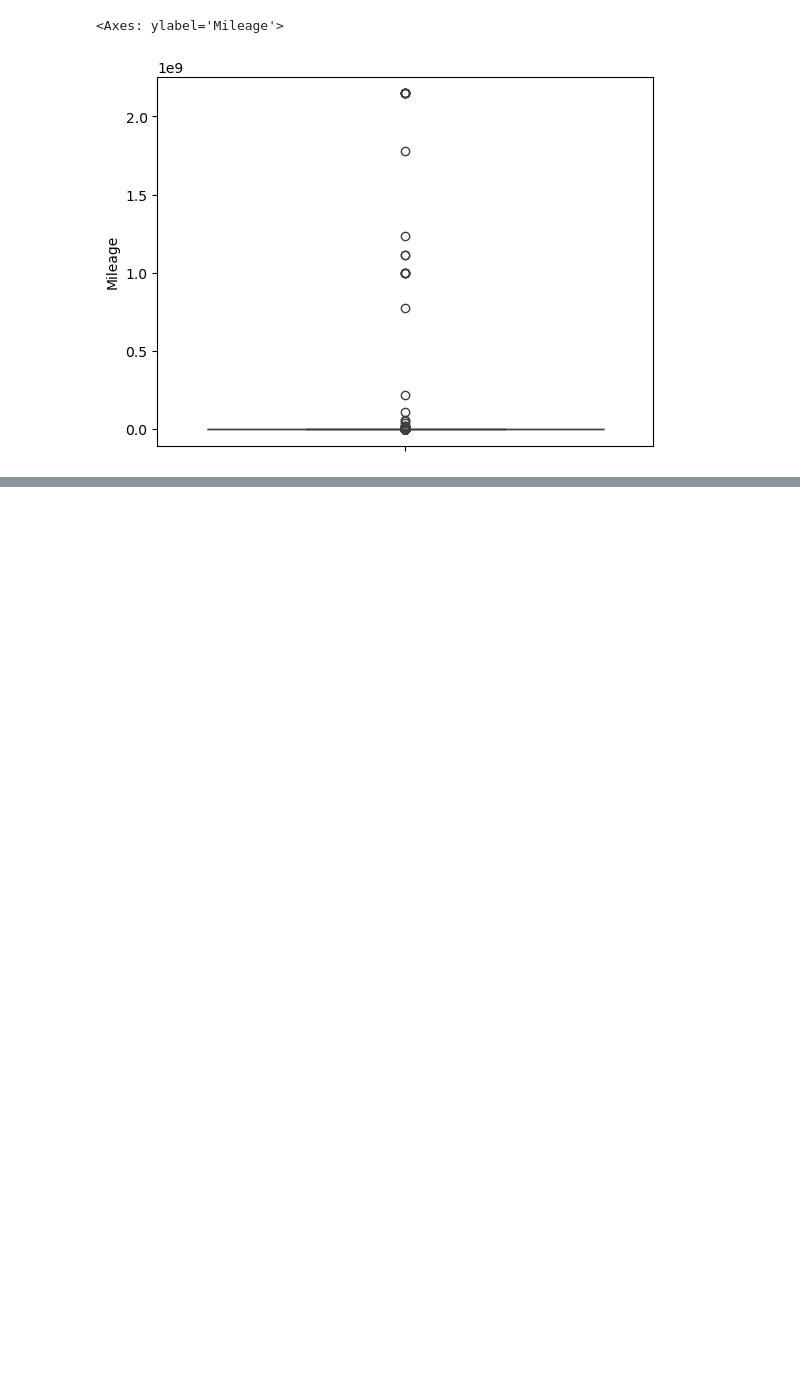
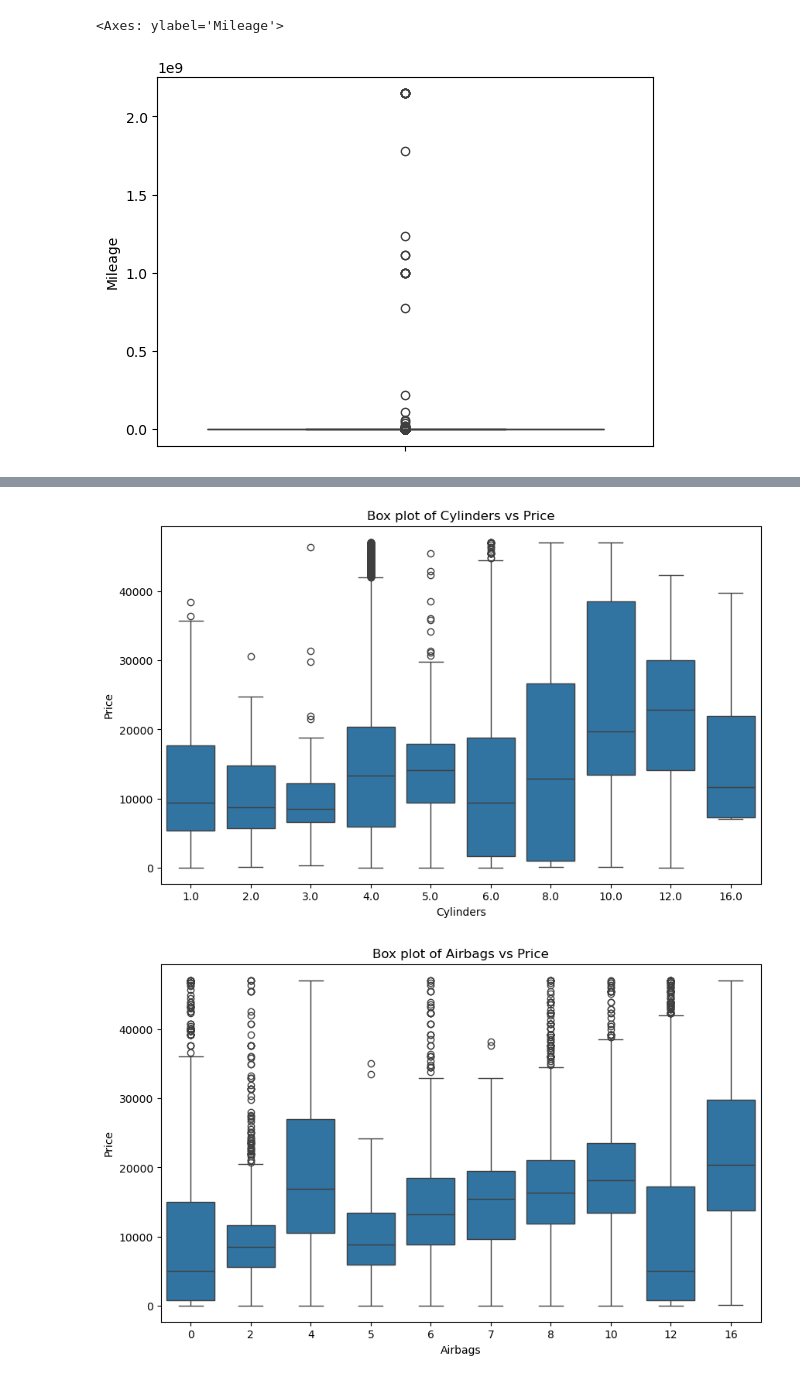
Before and after one commit to aniszariat/Car-Price-Prediction, a Jupyter notebook: EDA.ipynb, the cells around one changed output, grey strips where cells are left out. Saved outputs shown, nothing was run; the diff lists cells and outputs as text; code cells hidden in the pictures; blank space fills up the shorter version.

```diff
--- a/EDA.ipynb
+++ b/EDA.ipynb
@@ -331,0 +359,11 @@ data = clean_outliers(data, 'Levy')
+# %%
+for col in ['Cylinders', 'Airbags', 'Engine volume']:
+    top_categories = data[col].value_counts().index[:10]
+    filtered_df = data[data[col].isin(top_categories)]
+
+    plt.figure(figsize=(10,6))
+    sns.boxplot(x=filtered_df[col], y=filtered_df['Price'])
+    plt.title(f'Box plot of {col} vs Price')
+# %% [output]
+[figure, added]
+[figure, added]
```
Also changed, not shown: parts of 4 cells of this notebook.
